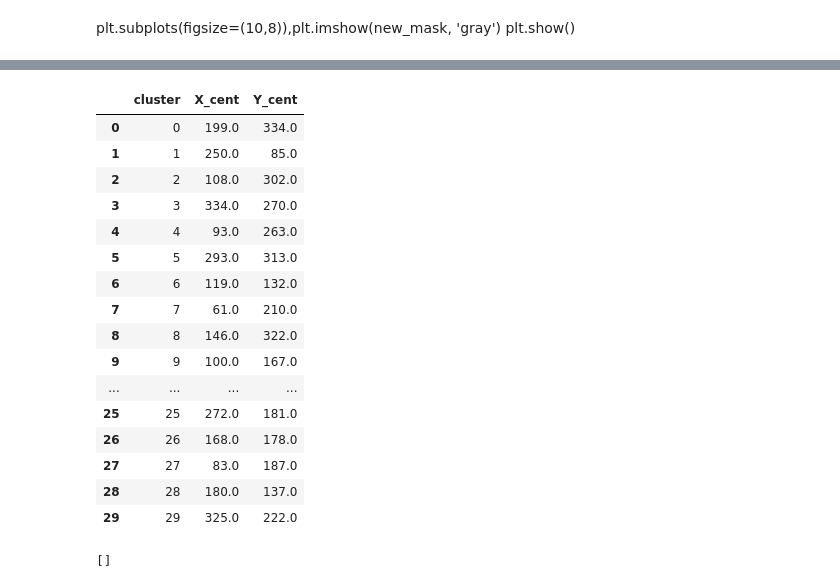
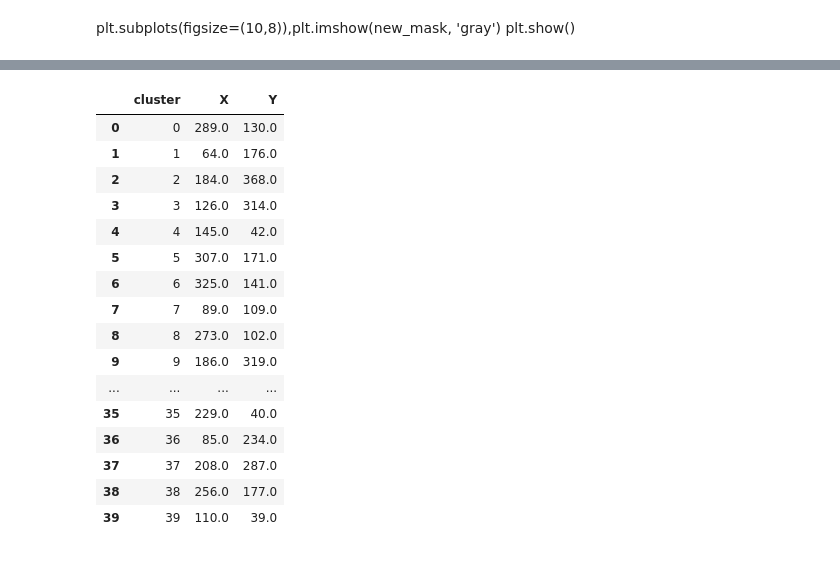
Before and after one commit to juasesan/GripPointsGeneration, a Jupyter notebook: Notebooks/masks_generator.ipynb, the cells around one changed output, grey strips where cells are left out. Drawn from its saved outputs; the diff is of its cells as text; code cells hidden in the pictures.

```diff
--- a/Notebooks/masks_generator.ipynb
+++ b/Notebooks/masks_generator.ipynb
@@ -21,7 +21,7 @@ for filename in os.listdir(folder):
     cv.imwrite(f"../Data/test/masks/{img_name}", thresh)
 # %%
 #img = cv.imread('wire.jpg')
-img = cv.imread('../Data/sample images/2.jpg')
+img = cv.imread('../Data/sample images/3.jpg')
 img = cv.cvtColor(img, cv.COLOR_BGR2GRAY)
 img = cv.resize(img, (400, 400))
 # %%
@@ -72,7 +72,7 @@ array([[ 29, 141],
 # %%
-knn_graph = kneighbors_graph(points, 30, include_self=False)
+knn_graph = kneighbors_graph(points, 40, include_self=False)
 # %%
-clustering = AgglomerativeClustering(n_clusters=30, linkage="ward", connectivity=knn_graph)
+clustering = AgglomerativeClustering(n_clusters=40, linkage="ward", connectivity=knn_graph)
 # %%
 clustering.fit(points)
 # %% [output]
@@ -87,7 +87,7 @@ array([18, 18, 18, ..., 24, 24, 24], dtype=int64)
 df = pd.DataFrame(points)
 df['cluster'] = clustering.labels_
 df.columns = ['Y', 'X', 'clusters']
-df['Y'] = df['Y'] * (-1)
+df['Y'] = (df['Y'] * (-1)) + 400
 # %%
 df
 # %% [output]
@@ -119,26 +120,26 @@ _=ax.set_ylim(-400,0)
 # %%
 df_points = df.groupby('clusters').agg({'X':[np.mean], 'Y':[np.mean]}).reset_index()
 # %%
-df_points.columns = ['cluster', 'X_cent', 'Y_cent']
+df_points.columns = ['cluster', 'X', 'Y']
 df_points = df_points.apply(round)
-df_points['Y_cent'] = df_points['Y_cent'] + 400.0
+df_points['Y'] = df_points['Y']
 df_points
 # %% [output]
-|  | cluster | X_cent | Y_cent |
-| 0 | 0 | 199.0 | 334.0 |
-| 1 | 1 | 250.0 | 85.0 |
-| 2 | 2 | 108.0 | 302.0 |
-| 3 | 3 | 334.0 | 270.0 |
-| 4 | 4 | 93.0 | 263.0 |
-| 5 | 5 | 293.0 | 313.0 |
-| 6 | 6 | 119.0 | 132.0 |
-| 7 | 7 | 61.0 | 210.0 |
-| 8 | 8 | 146.0 | 322.0 |
-| 9 | 9 | 100.0 | 167.0 |
+|  | cluster | X | Y |
+| 0 | 0 | 289.0 | 130.0 |
+| 1 | 1 | 64.0 | 176.0 |
+| 2 | 2 | 184.0 | 368.0 |
+| 3 | 3 | 126.0 | 314.0 |
+| 4 | 4 | 145.0 | 42.0 |
+| 5 | 5 | 307.0 | 171.0 |
+| 6 | 6 | 325.0 | 141.0 |
+| 7 | 7 | 89.0 | 109.0 |
+| 8 | 8 | 273.0 | 102.0 |
+| 9 | 9 | 186.0 | 319.0 |
 | ... | ... | ... | ... |
-| 25 | 25 | 272.0 | 181.0 |
-| 26 | 26 | 168.0 | 178.0 |
-| 27 | 27 | 83.0 | 187.0 |
-| 28 | 28 | 180.0 | 137.0 |
-| 29 | 29 | 325.0 | 222.0 |
+| 35 | 35 | 229.0 | 40.0 |
+| 36 | 36 | 85.0 | 234.0 |
+| 37 | 37 | 208.0 | 287.0 |
+| 38 | 38 | 256.0 | 177.0 |
+| 39 | 39 | 110.0 | 39.0 |
 # %%
@@ -185,4 +146,0 @@ for point1 in points_list:
-# %%
-limit_points
-# %% [output]
-[]
```
Also changed, not shown: parts of 34 cells of this notebook.
